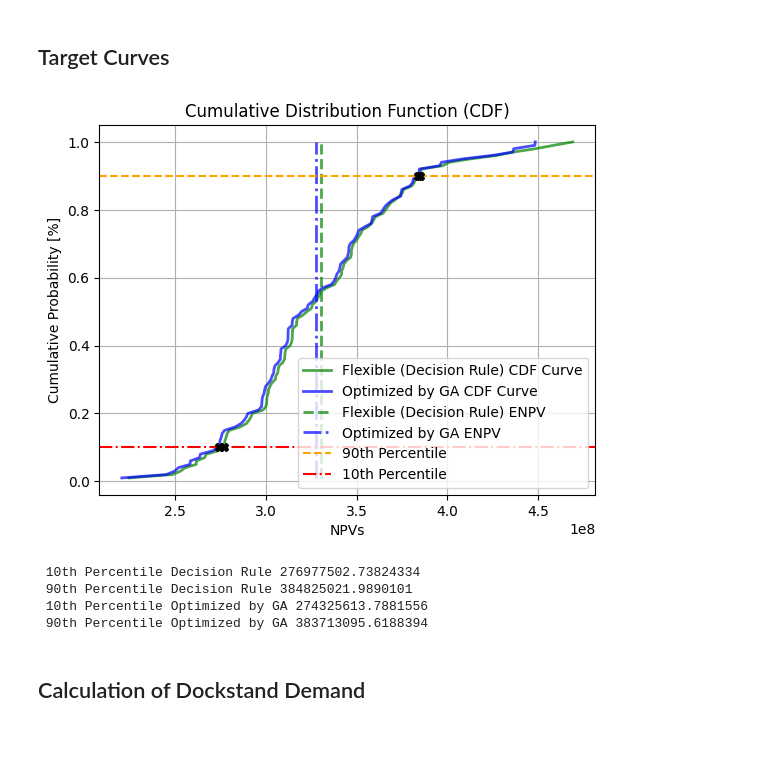
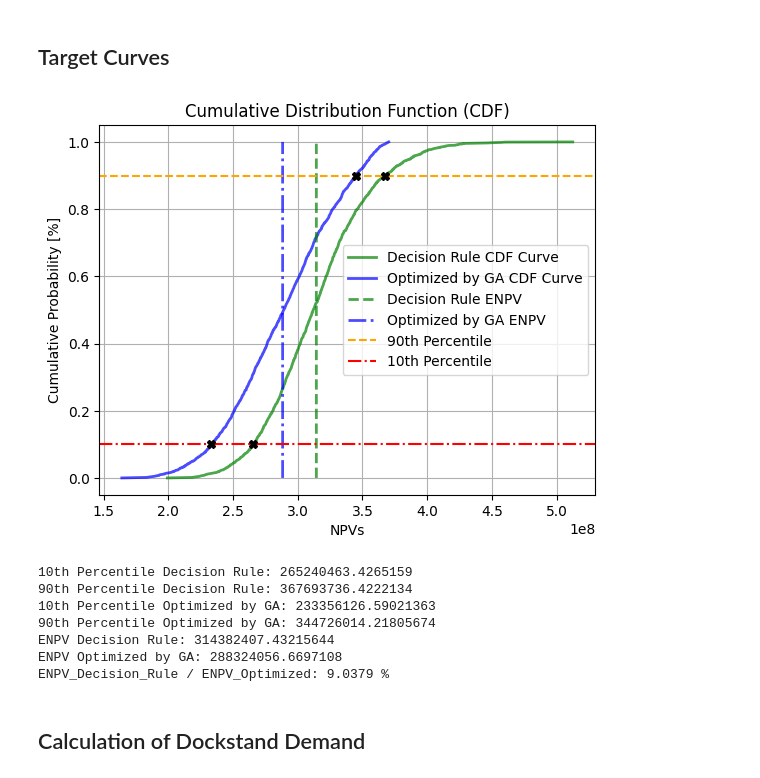
Before and after one commit to Oli767/VT1-Python-Files, a Jupyter notebook: VT2 VS Code/VT2.ipynb, the cells around one changed output. Saved outputs shown, nothing was run; the diff lists cells and outputs as text; code cells hidden in the pictures; blank space fills up the shorter version.

```diff
--- a/VT2 VS Code/VT2.ipynb
+++ b/VT2 VS Code/VT2.ipynb
@@ -101,5 +78,7 @@ Geometric Brownian motion Formula
 # %%
-Optimized_delta_K = fn.GA(Param, Demand)
-print("Best individual:", Optimized_delta_K / 1000000)
-print("Best ENPV:", Optimized_delta_K.fitness.values[0])
+# Calculating the optimal delta_K vector with the genetic algorithm
+delta_K_optimized = fn.GA(Param, Demand, 0)
+
+print("Best delta_K:", delta_K_optimized / 1000000)
+print("Best ENPV:", delta_K_optimized.fitness.values[0])
 # %% [output]
@@ -151,8 +141,2 @@ Optimal condition: -1000000
 # %% [markdown]
 Calculating the ENPV for the Flexible Case
-# %%
-delta_K_Flex = fn.Decision_Rule(Param["K0"], Demand, theta_max, condition_max)
-K_Flex = fn.Capacity2(Param["K0"], delta_K_Flex)
-NPV_Flex = fn.NPV_Flexible(delta_K_Flex, Param, Demand, condition_max)
-ENPV_Flex = fn.ENPV_Flexible(theta_max, condition_max, Param, Demand)
-print("ENPV Decision Rule: ", ENPV_Flex)
@@ -161,3 +143,12 @@ ENPV Decision Rule:  330150924.0807233
+# %%
+# Calculating the optimal delta_K vector with the Decision Rule
+delta_K_Flex = fn.Decision_Rule(Param["K0"], Demand, theta, condition_flex)
+
+# Calculating the Capacity Matrix with the delta_K vector from the Decision Rule
+K_Flex = fn.Capacity2(Param["K0"], delta_K_Flex)
+
+# Calculating the NPV
+NPV_Flex = fn.NPV_Flexible(delta_K_Flex, Param, Demand, condition_flex)
 # %%
 # Calling the Scenario Plotting Function
 fn.Scenario_plot(
@@ -175,24 +166,35 @@ fn.Scenario_plot(
 ## Target Curves
 # %%
 # Target Curves
-Percentiles2 = fn.CDF_Plot(
+Percentiles = fn.CDF_Plot(
     NPV_Flex,
-    fn.NPV_calculation(Optimized_K, Demand, Optimized_delta_K, Param, 0),
-    "Flexible (Decision Rule)",
+    NPV_Optimized,
+    "Decision Rule",
     "Optimized by GA",
 )
 
 # Percentiles
-print(" 10th Percentile Decision Rule", Percentiles2[0])
-print(" 90th Percentile Decision Rule", Percentiles2[1])
-print(" 10th Percentile Optimized by GA", Percentiles2[2])
-print(" 90th Percentile Optimized by GA", Percentiles2[3])
+print("10th Percentile Decision Rule:", Percentiles[0])
+print("90th Percentile Decision Rule:", Percentiles[1])
+print("10th Percentile Optimized by GA:", Percentiles[2])
+print("90th Percentile Optimized by GA:", Percentiles[3])
+
+print("ENPV Decision Rule:", ENPV_Flex)
+print("ENPV Optimized by GA:", ENPV_Optimized)
+print(
+    "ENPV_Decision_Rule / ENPV_Optimized:",
+    np.round(((ENPV_Flex / ENPV_Optimized) - 1) * 100, 4),
+    "%",
+)
 # %% [output]
-[figure, old version]
+[figure, new version]
- 10th Percentile Decision Rule 276977502.73824334
- 90th Percentile Decision Rule 384825021.9890101
- 10th Percentile Optimized by GA 274325613.7881556
- 90th Percentile Optimized by GA 383713095.6188394
+10th Percentile Decision Rule: 265240463.4265159
+90th Percentile Decision Rule: 367693736.4222134
+10th Percentile Optimized by GA: 233356126.59021363
+90th Percentile Optimized by GA: 344726014.21805674
+ENPV Decision Rule: 314382407.43215644
+ENPV Optimized by GA: 288324056.6697108
+ENPV_Decision_Rule / ENPV_Optimized: 9.0379 %
 # %% [markdown]
 ## Calculation of Dockstand Demand
 # %% [markdown]
```
Also changed, not shown: parts of 16 cells of this notebook, 1 other file.
